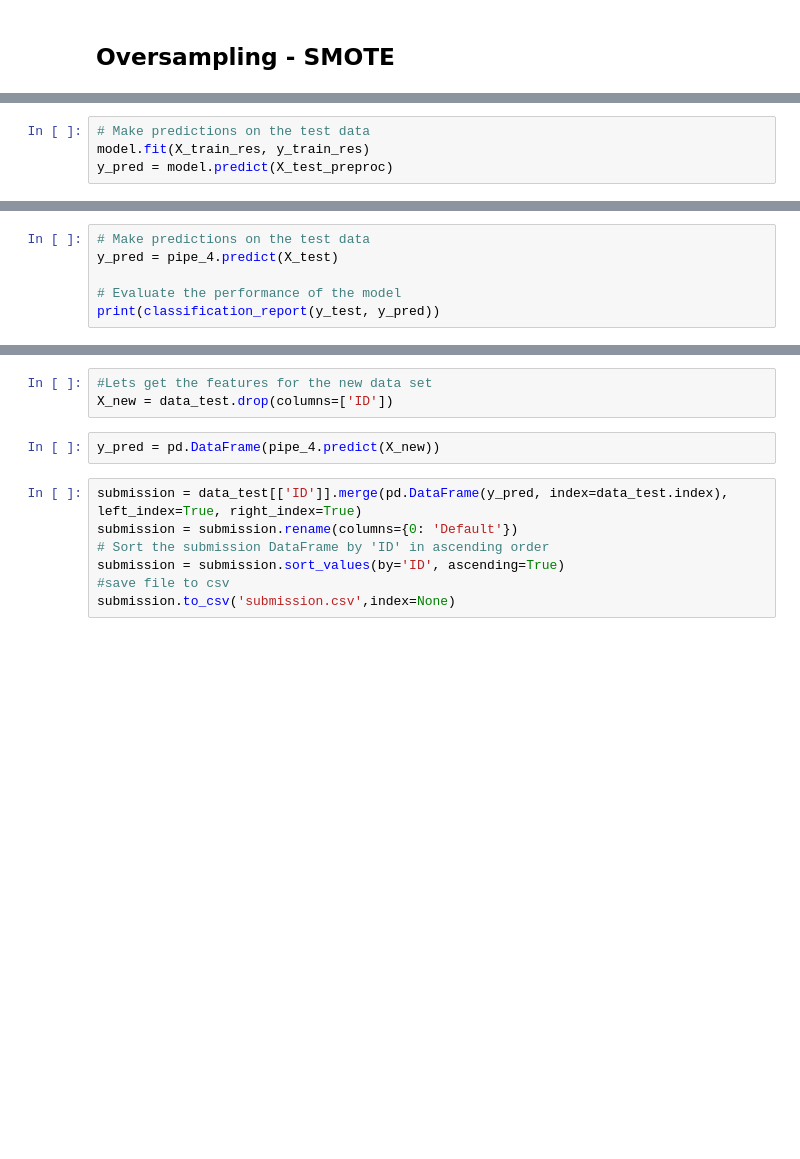
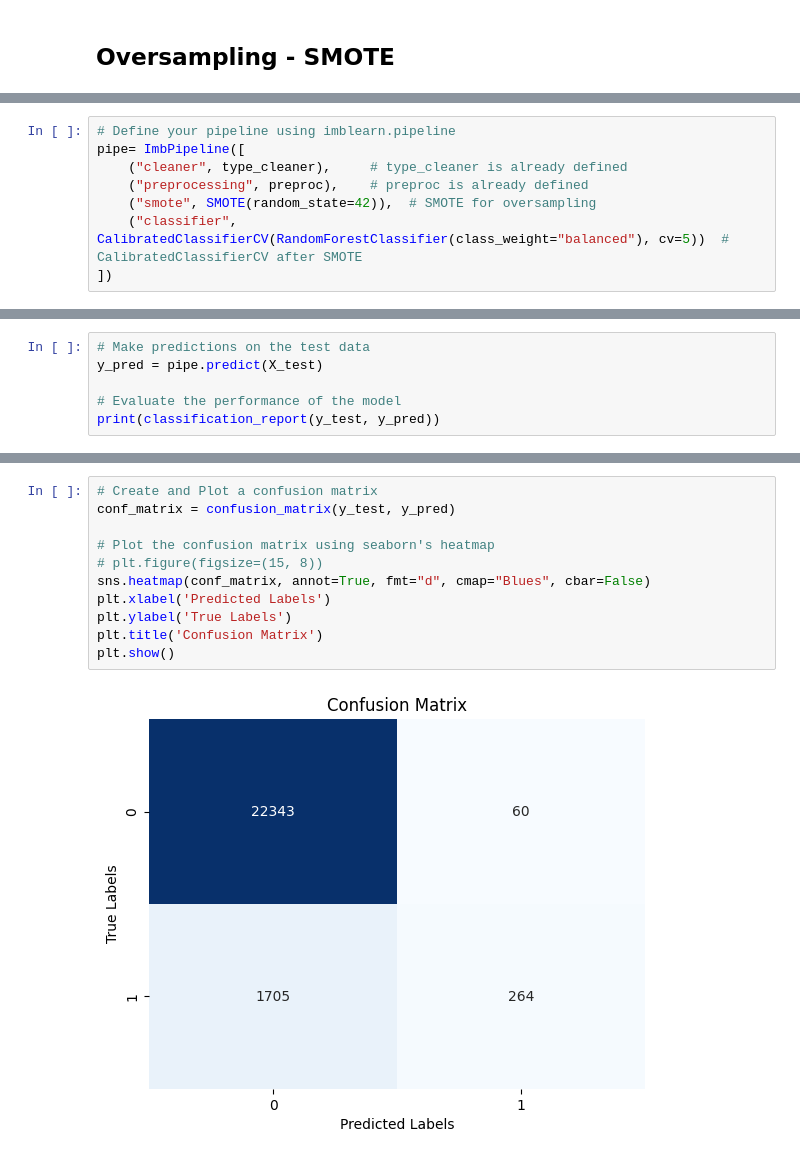
Before and after one commit to nicole-baltodano/Automobile-Loan-Default-Dataset, a Jupyter notebook: Automobile Loan Default Dataset.ipynb, the cells around one changed output, grey strips where cells are left out. Cells and saved outputs as stored; diff of their text form; blank space fills up the shorter version.

```diff
--- a/Automobile Loan Default Dataset.ipynb
+++ b/Automobile Loan Default Dataset.ipynb
@@ -459,0 +211,8 @@ cross_val_score(model, X_train_res, y_train_res, cv = StratifiedKFold(n_splits=5
+# %%
+# Define your pipeline using imblearn.pipeline
+pipe= ImbPipeline([
+    ("cleaner", type_cleaner),     # type_cleaner is already defined
+    ("preprocessing", preproc),    # preproc is already defined
+    ("smote", SMOTE(random_state=42)),  # SMOTE for oversampling
+    ("classifier", CalibratedClassifierCV(RandomForestClassifier(class_weight="balanced"), cv=5))  # CalibratedClassifierCV after SMOTE
+])
@@ -460,4 +239,6 @@ cross_val_score(model, X_train_res, y_train_res, cv = StratifiedKFold(n_splits=5
 # %%
 # Make predictions on the test data
-model.fit(X_train_res, y_train_res)
-y_pred = model.predict(X_test_preproc)
+y_pred = pipe.predict(X_test)
+
+# Evaluate the performance of the model
+print(classification_report(y_test, y_pred))
@@ -532,6 +253,0 @@ Pipeline(steps=[('cleaner',
-# %%
-# Make predictions on the test data
-y_pred = pipe_4.predict(X_test)
-
-# Evaluate the performance of the model
-print(classification_report(y_test, y_pred))
@@ -561,12 +254,13 @@ data_test.head()
-# %%
-#Lets get the features for the new data set
-X_new = data_test.drop(columns=['ID'])
-# %%
-y_pred = pd.DataFrame(pipe_4.predict(X_new))
-# %%
-submission = data_test[['ID']].merge(pd.DataFrame(y_pred, index=data_test.index), left_index=True, right_index=True)
-submission = submission.rename(columns={0: 'Default'})
-# Sort the submission DataFrame by 'ID' in ascending order
-submission = submission.sort_values(by='ID', ascending=True)
-#save file to csv
-submission.to_csv('submission.csv',index=None)
+# %%
+# Create and Plot a confusion matrix
+conf_matrix = confusion_matrix(y_test, y_pred)
+
+# Plot the confusion matrix using seaborn's heatmap
+# plt.figure(figsize=(15, 8))
+sns.heatmap(conf_matrix, annot=True, fmt="d", cmap="Blues", cbar=False)
+plt.xlabel('Predicted Labels')
+plt.ylabel('True Labels')
+plt.title('Confusion Matrix')
+plt.show()
+# %% [output]
+[figure, added]
```
Also changed, not shown: parts of 42 cells of this notebook.
